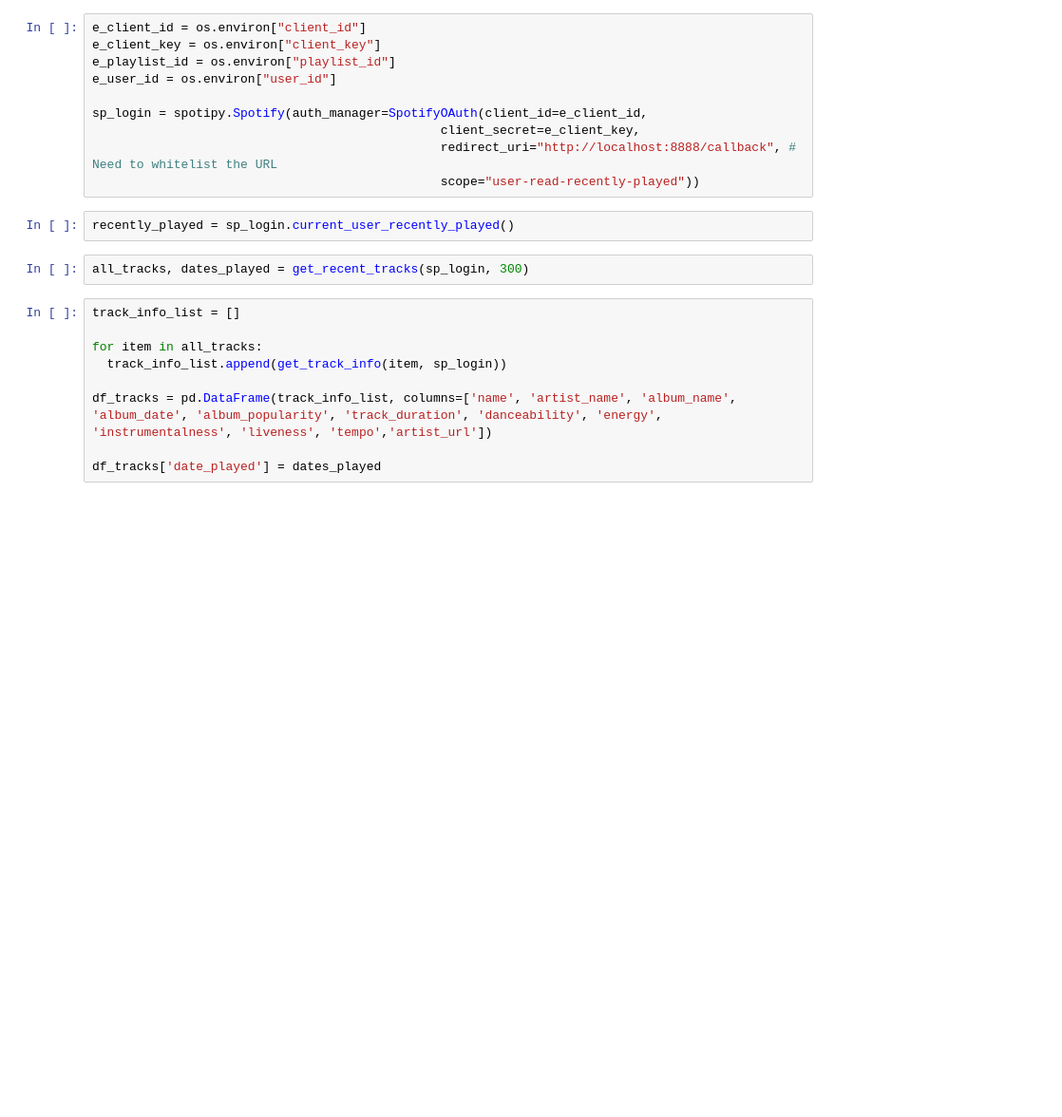
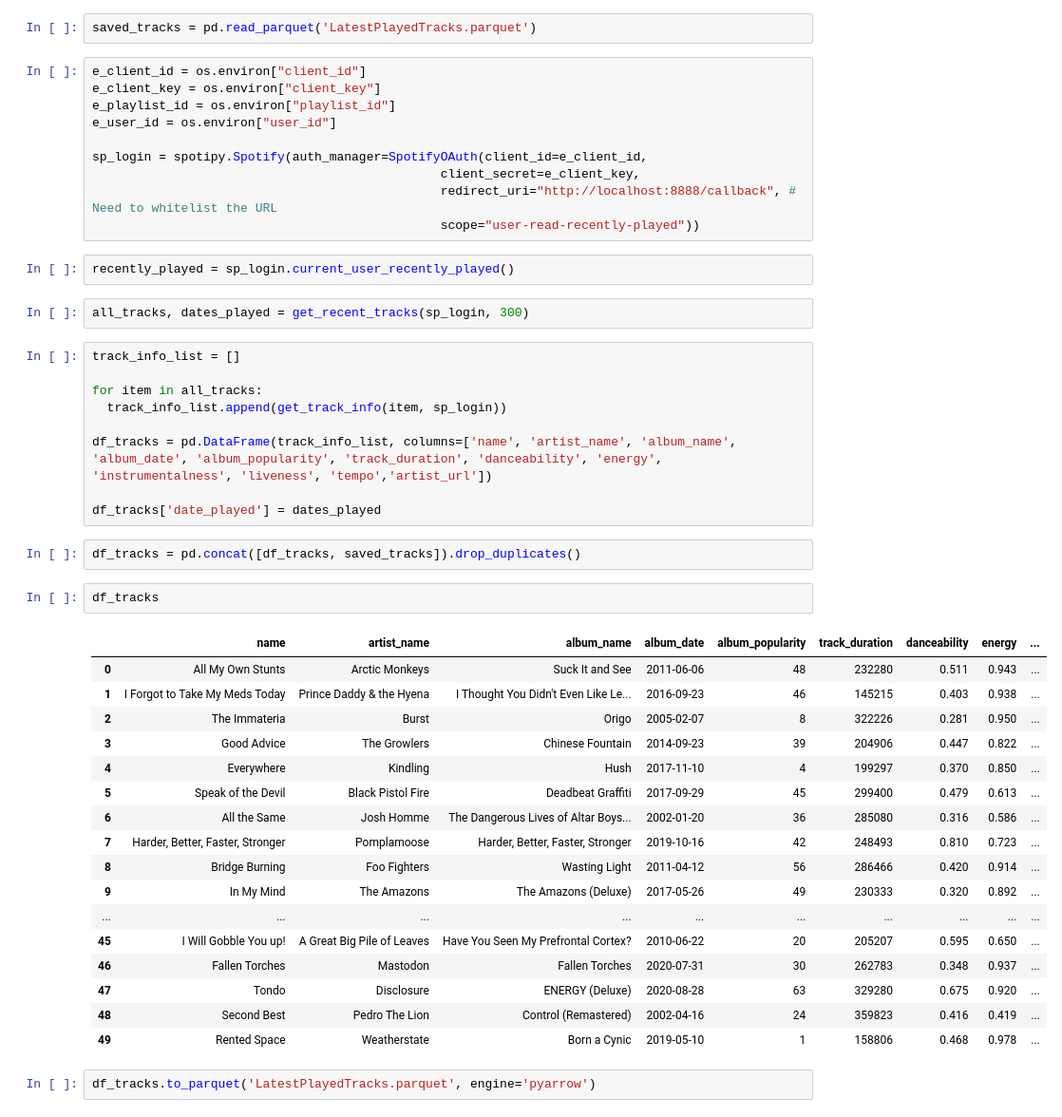
Before and after one commit to hugotorres22/data-analysis, a Jupyter notebook: Spotipy/GetLatestTracks.ipynb, the cells around one changed output. Shown at 95% size. Drawn from its saved outputs; the diff is of its cells as text; blank space fills up the shorter version.

Commit message:
Added parquet manipulation to save and load

```diff
--- a/Spotipy/GetLatestTracks.ipynb
+++ b/Spotipy/GetLatestTracks.ipynb
@@ -12,6 +12,8 @@ import openpyxl
 load_dotenv()
 # %% [output]
 True
+# %%
+saved_tracks = pd.read_parquet('LatestPlayedTracks.parquet')
 # %%
 e_client_id = os.environ["client_id"]
 e_client_key = os.environ["client_key"]
@@ -35,3 +37,27 @@ for item in all_tracks:
 df_tracks = pd.DataFrame(track_info_list, columns=['name', 'artist_name', 'album_name', 'album_date', 'album_popularity', 'track_duration', 'danceability', 'energy', 'instrumentalness', 'liveness', 'tempo','artist_url'])
 
 df_tracks['date_played'] = dates_played
+# %%
+df_tracks = pd.concat([df_tracks, saved_tracks]).drop_duplicates()
+# %%
+df_tracks
+# %% [output]
+|  | name | artist_name | album_name | album_date | album_popularity | track_duration | danceability | energy | ... |
+| 0 | All My Own Stunts | Arctic Monkeys | Suck It and See | 2011-06-06 | 48 | 232280 | 0.511 | 0.943 | ... |
+| 1 | I Forgot to Take My Meds Today | Prince Daddy & the Hyena | I Thought You Didn't Even Like Le... | 2016-09-23 | 46 | 145215 | 0.403 | 0.938 | ... |
+| 2 | The Immateria | Burst | Origo | 2005-02-07 | 8 | 322226 | 0.281 | 0.950 | ... |
+| 3 | Good Advice | The Growlers | Chinese Fountain | 2014-09-23 | 39 | 204906 | 0.447 | 0.822 | ... |
+| 4 | Everywhere | Kindling | Hush | 2017-11-10 | 4 | 199297 | 0.370 | 0.850 | ... |
+| 5 | Speak of the Devil | Black Pistol Fire | Deadbeat Graffiti | 2017-09-29 | 45 | 299400 | 0.479 | 0.613 | ... |
+| 6 | All the Same | Josh Homme | The Dangerous Lives of Altar Boys... | 2002-01-20 | 36 | 285080 | 0.316 | 0.586 | ... |
+| 7 | Harder, Better, Faster, Stronger | Pomplamoose | Harder, Better, Faster, Stronger | 2019-10-16 | 42 | 248493 | 0.810 | 0.723 | ... |
+| 8 | Bridge Burning | Foo Fighters | Wasting Light | 2011-04-12 | 56 | 286466 | 0.420 | 0.914 | ... |
+| 9 | In My Mind | The Amazons | The Amazons (Deluxe) | 2017-05-26 | 49 | 230333 | 0.320 | 0.892 | ... |
+| ... | ... | ... | ... | ... | ... | ... | ... | ... | ... |
+| 45 | I Will Gobble You up! | A Great Big Pile of Leaves | Have You Seen My Prefrontal Cortex? | 2010-06-22 | 20 | 205207 | 0.595 | 0.650 | ... |
+| 46 | Fallen Torches | Mastodon | Fallen Torches | 2020-07-31 | 30 | 262783 | 0.348 | 0.937 | ... |
+| 47 | Tondo | Disclosure | ENERGY (Deluxe) | 2020-08-28 | 63 | 329280 | 0.675 | 0.920 | ... |
+| 48 | Second Best | Pedro The Lion | Control (Remastered) | 2002-04-16 | 24 | 359823 | 0.416 | 0.419 | ... |
+| 49 | Rented Space | Weatherstate | Born a Cynic | 2019-05-10 | 1 | 158806 | 0.468 | 0.978 | ... |
+# %%
+df_tracks.to_parquet('LatestPlayedTracks.parquet', engine='pyarrow')
```
